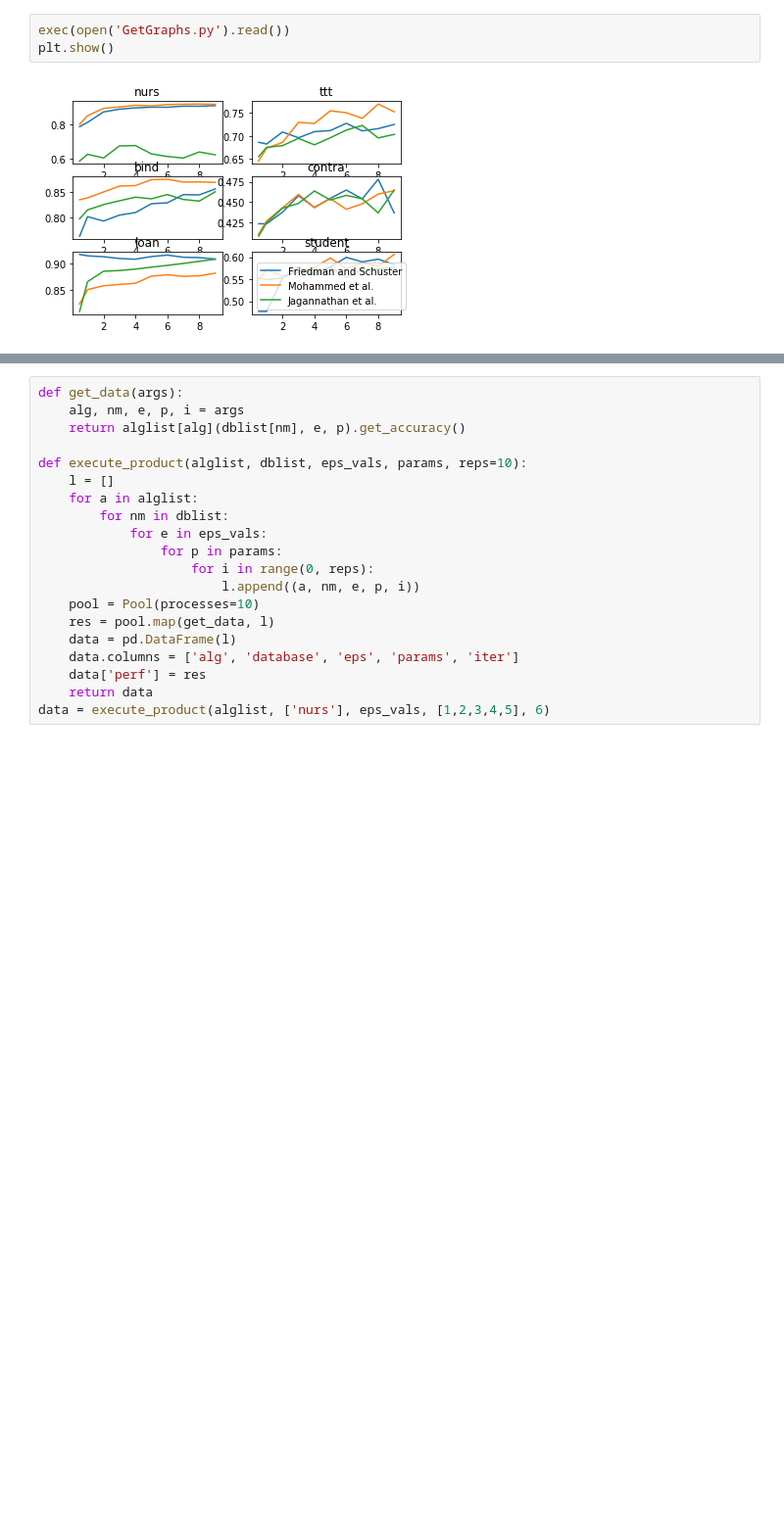
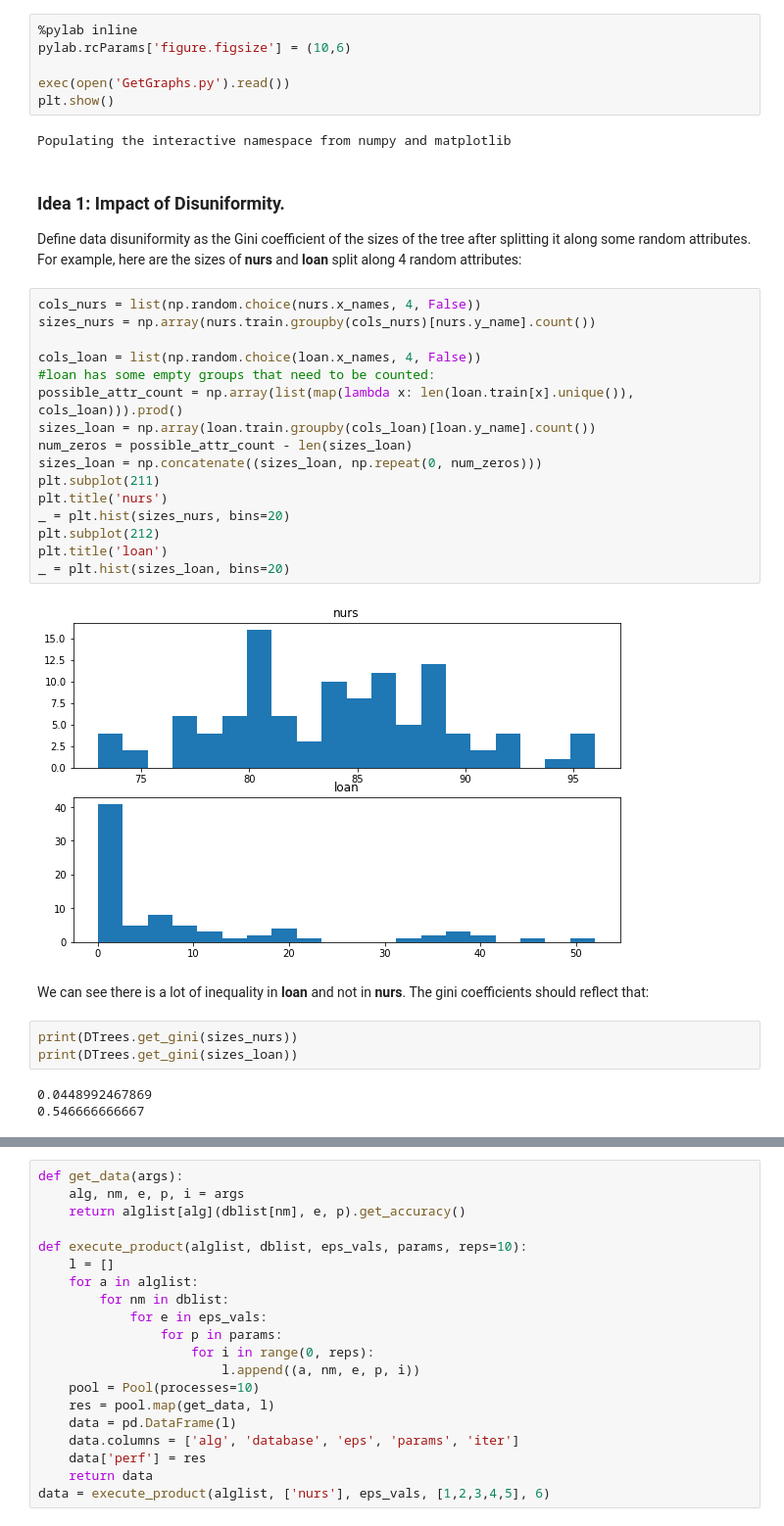
Before and after one commit to jimola/S18_Research, a Jupyter notebook: Python/FeatureTest.ipynb, the cells around one changed output, grey strips where cells are left out. Shown at 98% size. Cells and saved outputs as stored; diff of their text form; blank space fills up the shorter version.

```diff
--- a/Python/FeatureTest.ipynb
+++ b/Python/FeatureTest.ipynb
@@ -1,7 +21,39 @@
 # %%
+%pylab inline
+pylab.rcParams['figure.figsize'] = (10,6)
+
 exec(open('GetGraphs.py').read())
 plt.show()
 # %% [output]
-[figure, removed]
+Populating the interactive namespace from numpy and matplotlib
+# %% [markdown]
+### Idea 1: Impact of Disuniformity.
+Define data disuniformity as the Gini coefficient of the sizes of the tree after splitting it along some random attributes. For example, here are the sizes of **nurs** and **loan** split along 4 random attributes:
+# %%
+cols_nurs = list(np.random.choice(nurs.x_names, 4, False))
+sizes_nurs = np.array(nurs.train.groupby(cols_nurs)[nurs.y_name].count())
+
+cols_loan = list(np.random.choice(loan.x_names, 4, False))
+#loan has some empty groups that need to be counted:
+possible_attr_count = np.array(list(map(lambda x: len(loan.train[x].unique()), cols_loan))).prod()
+sizes_loan = np.array(loan.train.groupby(cols_loan)[loan.y_name].count())
+num_zeros = possible_attr_count - len(sizes_loan)
+sizes_loan = np.concatenate((sizes_loan, np.repeat(0, num_zeros)))
+plt.subplot(211)
+plt.title('nurs')
+_ = plt.hist(sizes_nurs, bins=20)
+plt.subplot(212)
+plt.title('loan')
+_ = plt.hist(sizes_loan, bins=20)
+# %% [output]
+[figure, added]
+# %% [markdown]
+We can see there is a lot of inequality in **loan** and not in **nurs**. The gini coefficients should reflect that:
+# %%
+print(DTrees.get_gini(sizes_nurs))
+print(DTrees.get_gini(sizes_loan))
+# %% [output]
+0.0448992467869
+0.546666666667
 # %%
 #Gini coefficient of each database
```
Also changed, not shown: parts of 10 cells of this notebook, 3 other files.
